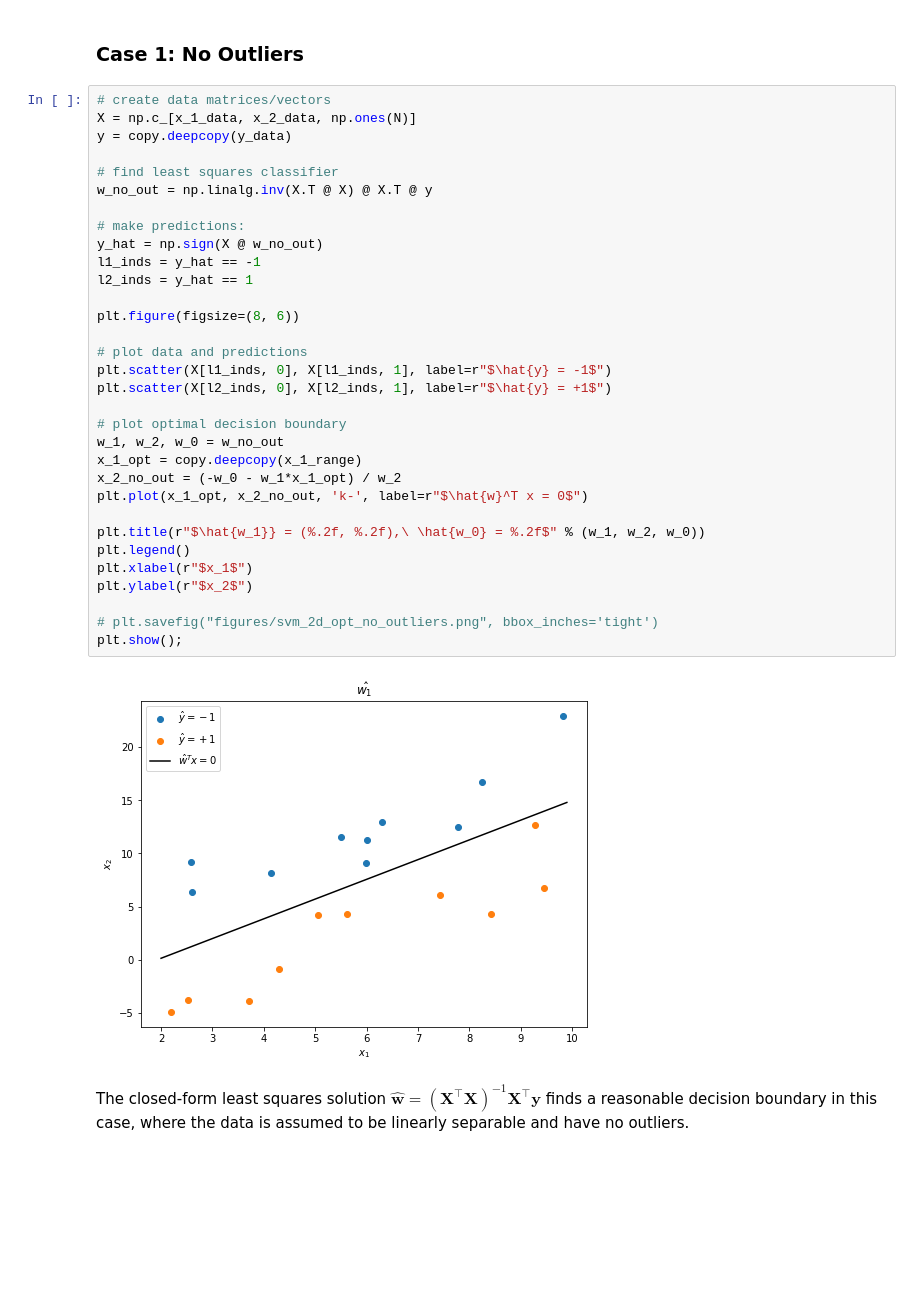
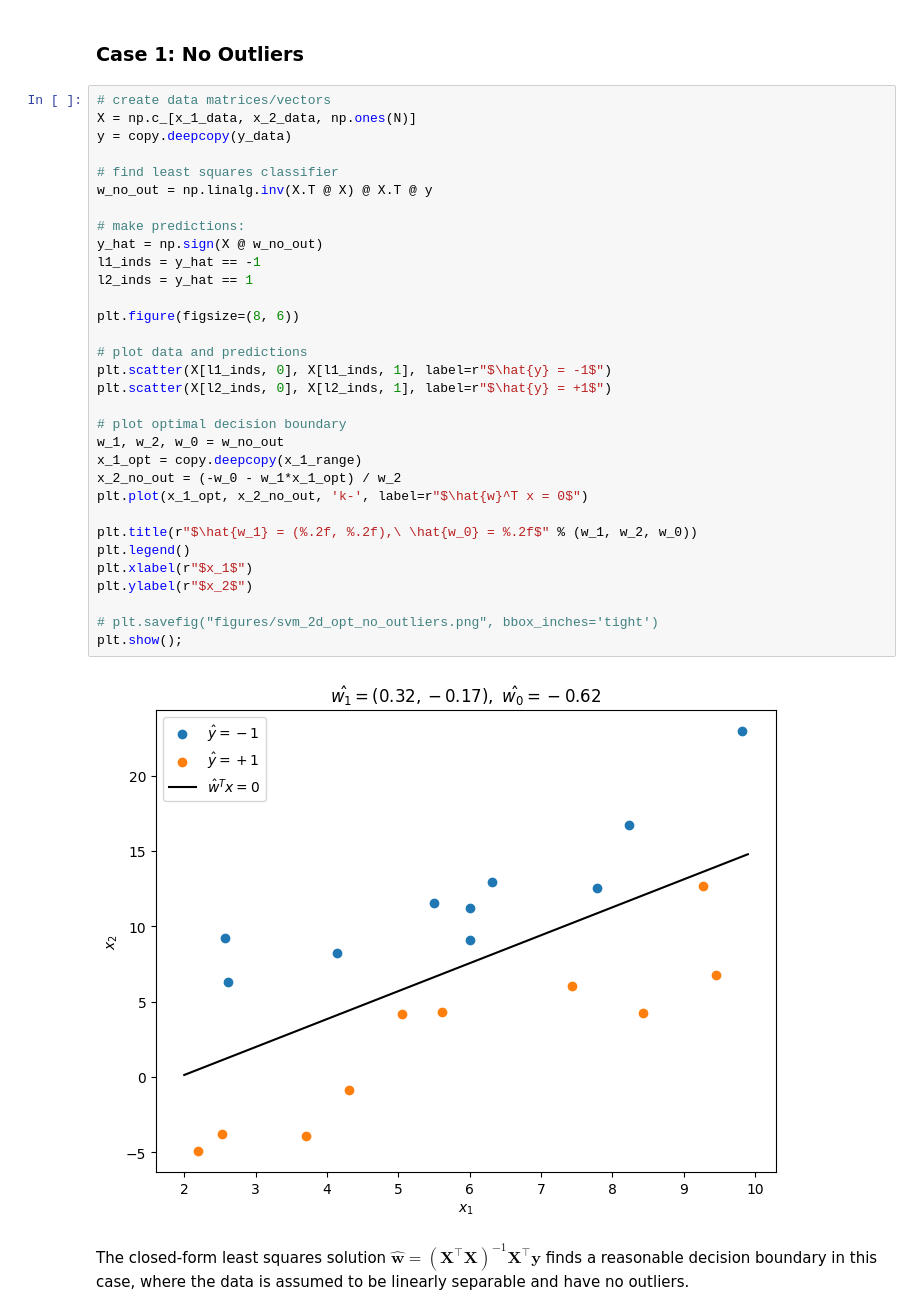
Before and after one commit to mazrk7/machine_learning_resources, a Jupyter notebook: notebooks/svms/svm.ipynb, the cells around one changed output. Saved outputs shown, nothing was run; the diff lists cells and outputs as text; blank space fills up the shorter version.

```diff
--- a/notebooks/svms/svm.ipynb
+++ b/notebooks/svms/svm.ipynb
@@ -96,35 +96,35 @@ plt.show();
 X = np.c_[x_1_data, x_2_data, np.ones(N)]
 y = copy.deepcopy(y_data)
 
 # find least squares classifier
 w_no_out = np.linalg.inv(X.T @ X) @ X.T @ y
 
 # make predictions:
 y_hat = np.sign(X @ w_no_out)
 l1_inds = y_hat == -1
 l2_inds = y_hat == 1
 
 plt.figure(figsize=(8, 6))
 
 # plot data and predictions
 plt.scatter(X[l1_inds, 0], X[l1_inds, 1], label=r"$\hat{y} = -1$")
 plt.scatter(X[l2_inds, 0], X[l2_inds, 1], label=r"$\hat{y} = +1$")
 
 # plot optimal decision boundary
 w_1, w_2, w_0 = w_no_out
 x_1_opt = copy.deepcopy(x_1_range)
 x_2_no_out = (-w_0 - w_1*x_1_opt) / w_2
 plt.plot(x_1_opt, x_2_no_out, 'k-', label=r"$\hat{w}^T x = 0$")
 
-plt.title(r"$\hat{w_1}} = (%.2f, %.2f),\ \hat{w_0} = %.2f$" % (w_1, w_2, w_0))
+plt.title(r"$\hat{w_1} = (%.2f, %.2f),\ \hat{w_0} = %.2f$" % (w_1, w_2, w_0))
 plt.legend()
 plt.xlabel(r"$x_1$")
 plt.ylabel(r"$x_2$")
 
 # plt.savefig("figures/svm_2d_opt_no_outliers.png", bbox_inches='tight')
 plt.show();
 # %% [output]
-[figure, old version]
+[figure, new version]
 # %% [markdown]
 The closed-form least squares solution $\hat{\mathbf{w}} = (\mathbf{X}^\intercal\mathbf{X})^{-1}\mathbf{X}^\intercal \mathbf{y}$ finds a reasonable decision boundary in this case, where the data is assumed to be linearly separable and have no outliers.
 # %% [markdown]
```
Also changed, not shown: parts of 8 cells of this notebook, 29 other files.
